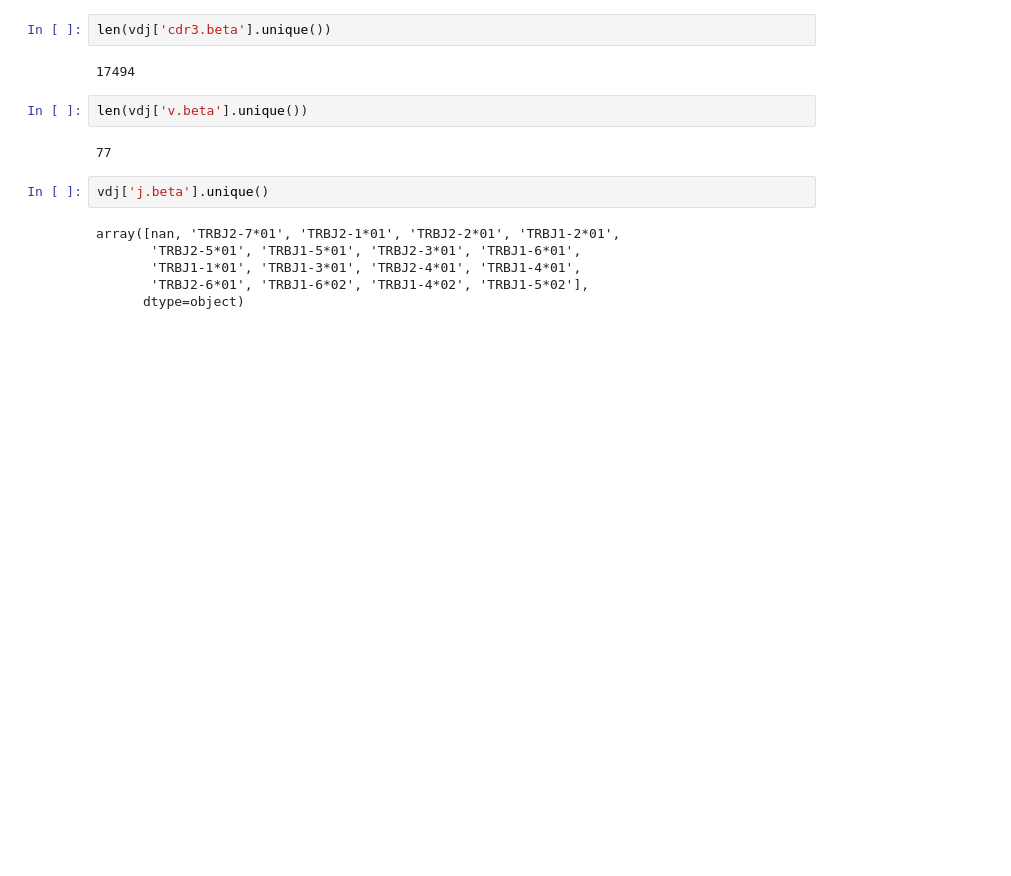
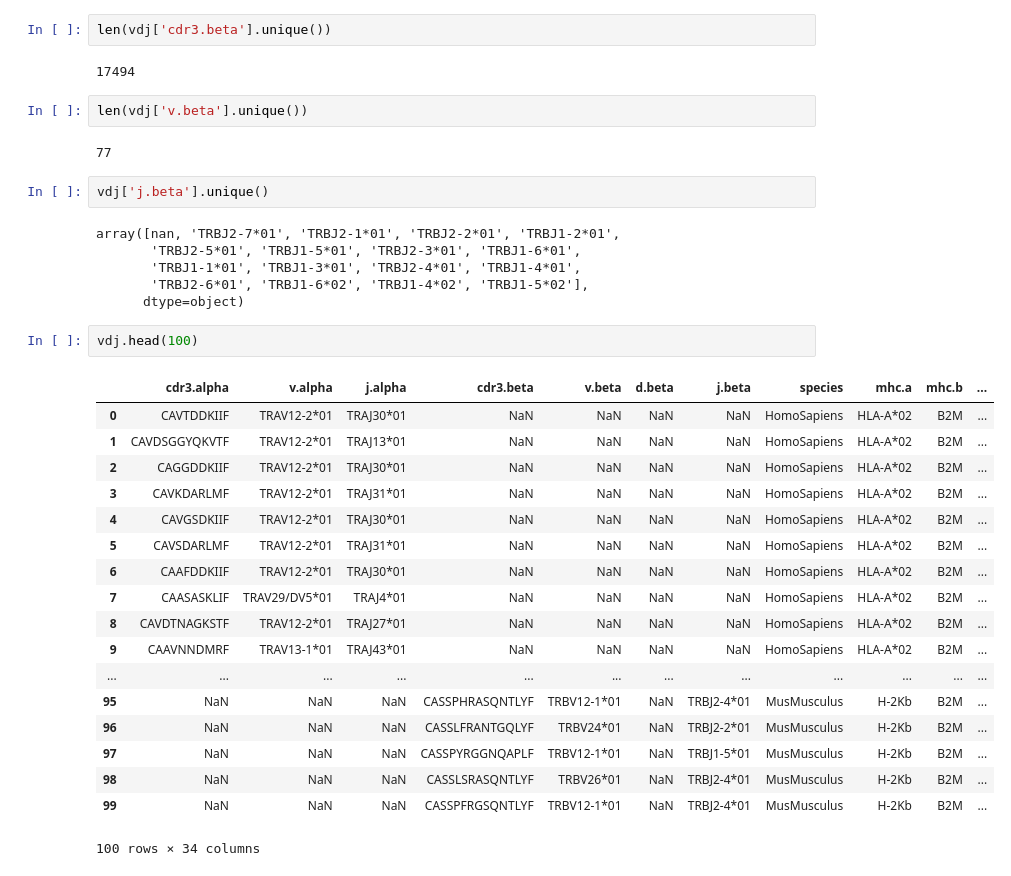
Before and after one commit to joanna-yoo/MLinHealthcare, a Jupyter notebook: Database Exploration.ipynb, the cells around one changed output. Drawn from its saved outputs; the diff is of its cells as text; blank space fills up the shorter version.

```diff
--- a/Database Exploration.ipynb
+++ b/Database Exploration.ipynb
@@ -47,3 +47,24 @@ array([nan, 'TRBJ2-7*01', 'TRBJ2-1*01', 'TRBJ2-2*01', 'TRBJ1-2*01',
        'TRBJ1-1*01', 'TRBJ1-3*01', 'TRBJ2-4*01', 'TRBJ1-4*01',
        'TRBJ2-6*01', 'TRBJ1-6*02', 'TRBJ1-4*02', 'TRBJ1-5*02'],
       dtype=object)
+# %%
+vdj.head(100)
+# %% [output]
+|  | cdr3.alpha | v.alpha | j.alpha | cdr3.beta | v.beta | d.beta | j.beta | species | mhc.a | mhc.b | ... |
+| 0 | CAVTDDKIIF | TRAV12-2*01 | TRAJ30*01 | NaN | NaN | NaN | NaN | HomoSapiens | HLA-A*02 | B2M | ... |
+| 1 | CAVDSGGYQKVTF | TRAV12-2*01 | TRAJ13*01 | NaN | NaN | NaN | NaN | HomoSapiens | HLA-A*02 | B2M | ... |
+| 2 | CAGGDDKIIF | TRAV12-2*01 | TRAJ30*01 | NaN | NaN | NaN | NaN | HomoSapiens | HLA-A*02 | B2M | ... |
+| 3 | CAVKDARLMF | TRAV12-2*01 | TRAJ31*01 | NaN | NaN | NaN | NaN | HomoSapiens | HLA-A*02 | B2M | ... |
+| 4 | CAVGSDKIIF | TRAV12-2*01 | TRAJ30*01 | NaN | NaN | NaN | NaN | HomoSapiens | HLA-A*02 | B2M | ... |
+| 5 | CAVSDARLMF | TRAV12-2*01 | TRAJ31*01 | NaN | NaN | NaN | NaN | HomoSapiens | HLA-A*02 | B2M | ... |
+| 6 | CAAFDDKIIF | TRAV12-2*01 | TRAJ30*01 | NaN | NaN | NaN | NaN | HomoSapiens | HLA-A*02 | B2M | ... |
+| 7 | CAASASKLIF | TRAV29/DV5*01 | TRAJ4*01 | NaN | NaN | NaN | NaN | HomoSapiens | HLA-A*02 | B2M | ... |
+| 8 | CAVDTNAGKSTF | TRAV12-2*01 | TRAJ27*01 | NaN | NaN | NaN | NaN | HomoSapiens | HLA-A*02 | B2M | ... |
+| 9 | CAAVNNDMRF | TRAV13-1*01 | TRAJ43*01 | NaN | NaN | NaN | NaN | HomoSapiens | HLA-A*02 | B2M | ... |
+| ... | ... | ... | ... | ... | ... | ... | ... | ... | ... | ... | ... |
+| 95 | NaN | NaN | NaN | CASSPHRASQNTLYF | TRBV12-1*01 | NaN | TRBJ2-4*01 | MusMusculus | H-2Kb | B2M | ... |
+| 96 | NaN | NaN | NaN | CASSLFRANTGQLYF | TRBV24*01 | NaN | TRBJ2-2*01 | MusMusculus | H-2Kb | B2M | ... |
+| 97 | NaN | NaN | NaN | CASSPYRGGNQAPLF | TRBV12-1*01 | NaN | TRBJ1-5*01 | MusMusculus | H-2Kb | B2M | ... |
+| 98 | NaN | NaN | NaN | CASSLSRASQNTLYF | TRBV26*01 | NaN | TRBJ2-4*01 | MusMusculus | H-2Kb | B2M | ... |
+| 99 | NaN | NaN | NaN | CASSPFRGSQNTLYF | TRBV12-1*01 | NaN | TRBJ2-4*01 | MusMusculus | H-2Kb | B2M | ... |
+100 rows × 34 columns
```
Also changed, not shown: 8 other files.
